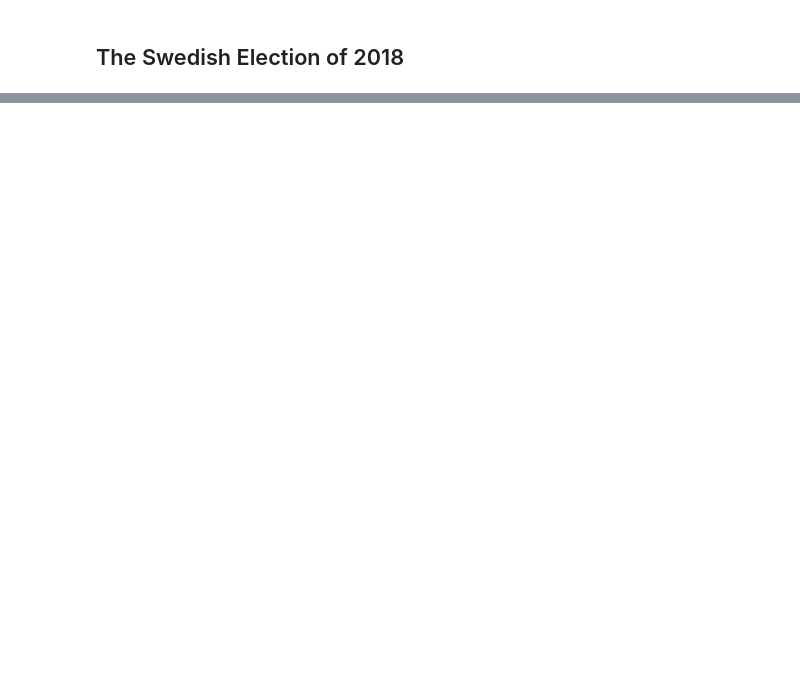
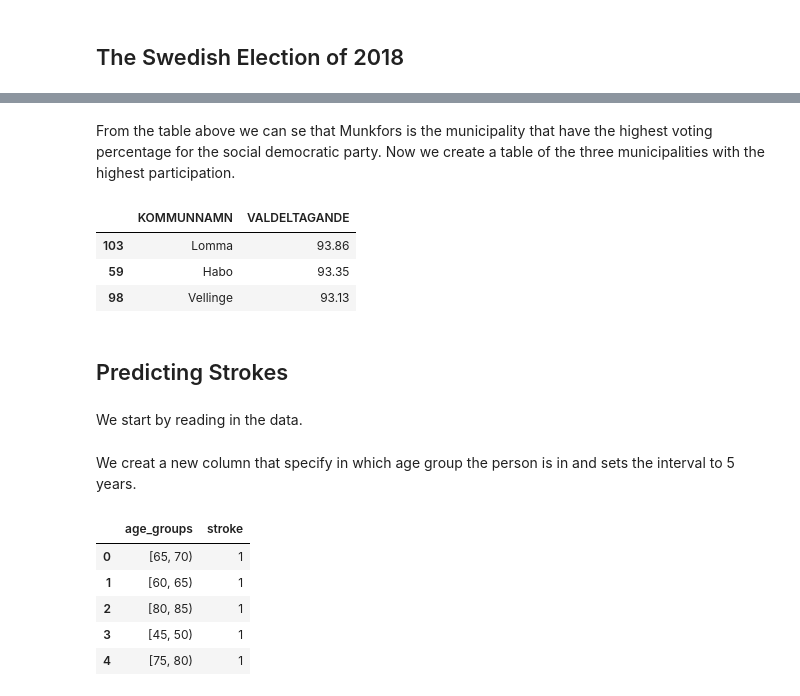
Before and after one commit to majaelm/su-mt4007, a Jupyter notebook: HW2/HW2.ipynb, the cells around one changed output, grey strips where cells are left out. Saved outputs shown, nothing was run; the diff lists cells and outputs as text; code cells hidden in the pictures; blank space fills up the shorter version.

```diff
--- a/HW2/HW2.ipynb
+++ b/HW2/HW2.ipynb
@@ -109,0 +101,17 @@ relevent_elec_df =
+# %% [markdown]
+From the table above we can se that Munkfors is the municipality that have the highest voting percentage for the social democratic party.
+Now we create a table of the three municipalities with the highest participation.
+# %%
+election_df\
+    [['KOMMUNNAMN', 'VALDELTAGANDE']]\
+    .sort_values('VALDELTAGANDE', ascending = False)\
+    .head(3)\
+# %% [output]
+|  | KOMMUNNAMN | VALDELTAGANDE |
+| 103 | Lomma | 93.86 |
+| 59 | Habo | 93.35 |
+| 98 | Vellinge | 93.13 |
+# %% [markdown]
+## Predicting Strokes
+# %% [markdown]
+We start by reading in the data.
@@ -109,0 +120,14 @@ relevent_elec_df =
+# %% [markdown]
+We creat a new column that specify in which age group the person is in and sets the interval to 5 years.
+# %%
+strokes_df['age_groups'] = pd.cut(strokes_df['age'], bins = range(0,101,5), right = False)
+
+relevent_strokes_df = strokes_df[['age_groups', 'stroke']]
+relevent_strokes_df.head()
+# %% [output]
+|  | age_groups | stroke |
+| 0 | [65, 70) | 1 |
+| 1 | [60, 65) | 1 |
+| 2 | [80, 85) | 1 |
+| 3 | [45, 50) | 1 |
+| 4 | [75, 80) | 1 |
```
Also changed, not shown: parts of 20 cells of this notebook.
